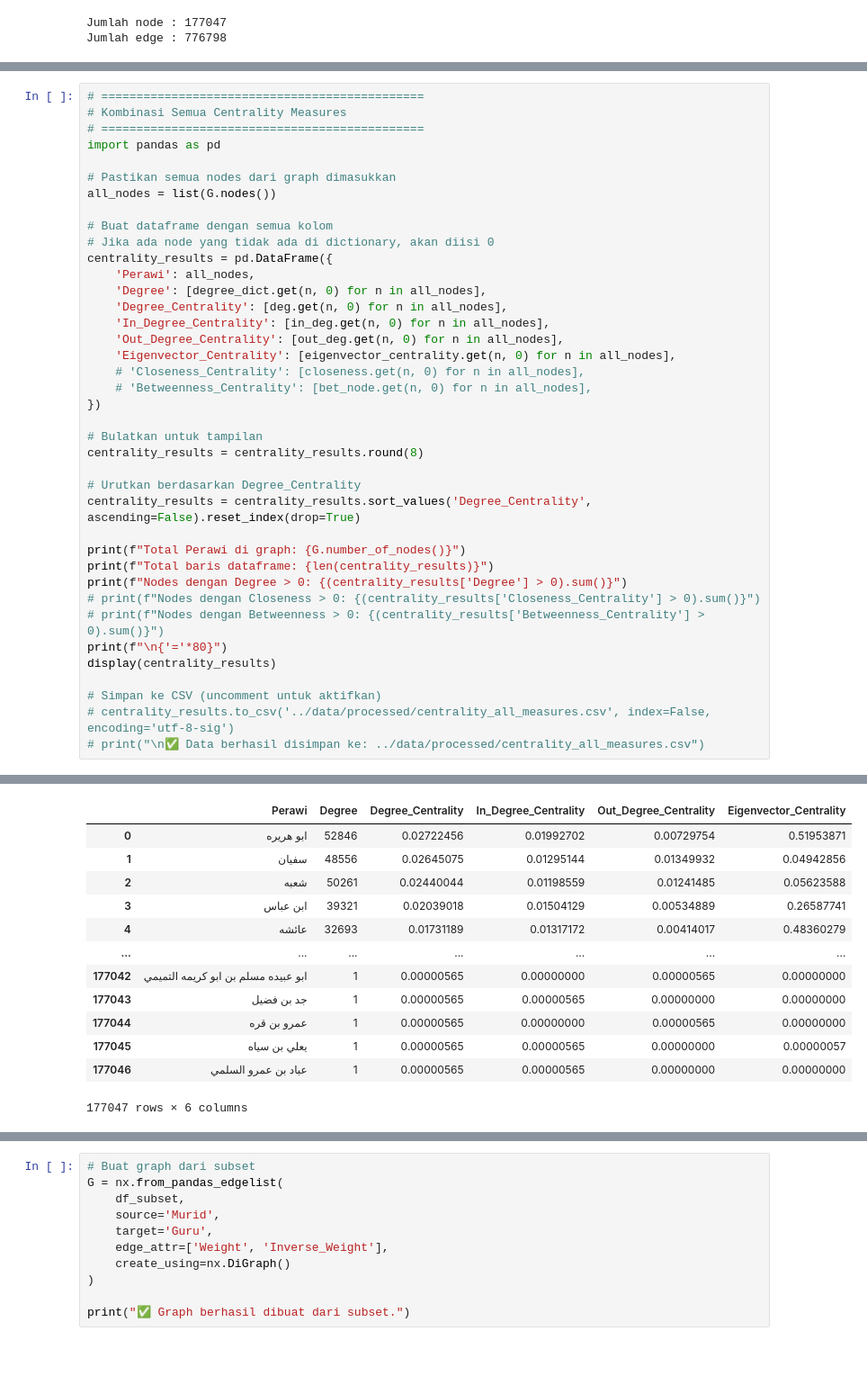
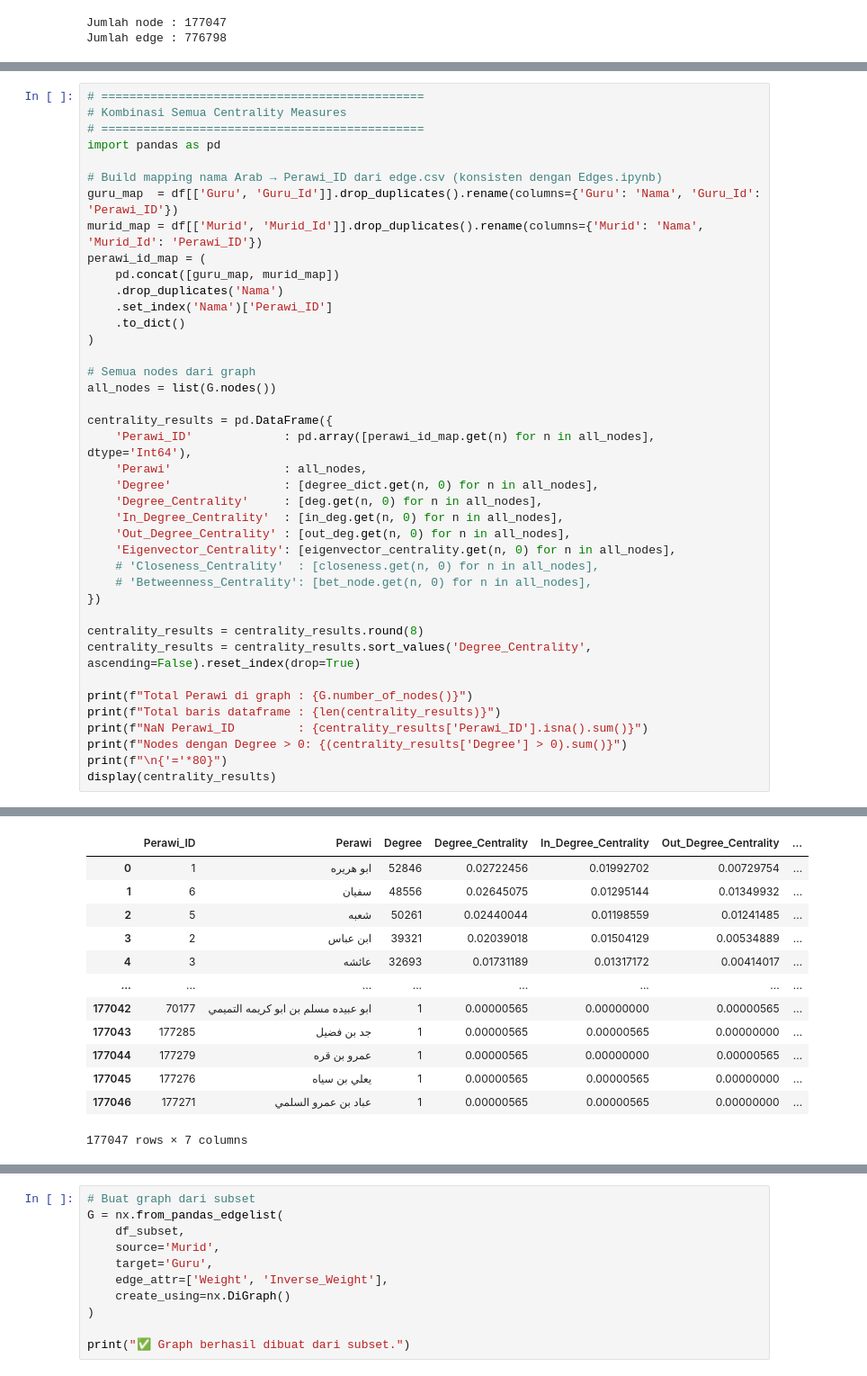
Before and after one commit to Nazrililham090805/sanad-hadith, a Jupyter notebook: src/NetworkX.ipynb, the cells around one changed output, grey strips where cells are left out. Shown at 90% size. Saved outputs shown, nothing was run; the diff lists cells and outputs as text.

```diff
--- a/src/NetworkX.ipynb
+++ b/src/NetworkX.ipynb
@@ -212,37 +237,38 @@ Total unique Perawi: 177047
 # ==============================================
 import pandas as pd
 
-# Pastikan semua nodes dari graph dimasukkan
+# Build mapping nama Arab → Perawi_ID dari edge.csv (konsisten dengan Edges.ipynb)
+guru_map  = df[['Guru', 'Guru_Id']].drop_duplicates().rename(columns={'Guru': 'Nama', 'Guru_Id': 'Perawi_ID'})
+murid_map = df[['Murid', 'Murid_Id']].drop_duplicates().rename(columns={'Murid': 'Nama', 'Murid_Id': 'Perawi_ID'})
+perawi_id_map = (
+    pd.concat([guru_map, murid_map])
+    .drop_duplicates('Nama')
+    .set_index('Nama')['Perawi_ID']
+    .to_dict()
+)
+
+# Semua nodes dari graph
 all_nodes = list(G.nodes())
 
-# Buat dataframe dengan semua kolom
-# Jika ada node yang tidak ada di dictionary, akan diisi 0
 centrality_results = pd.DataFrame({
-    'Perawi': all_nodes,
-    'Degree': [degree_dict.get(n, 0) for n in all_nodes],
-    'Degree_Centrality': [deg.get(n, 0) for n in all_nodes],
-    'In_Degree_Centrality': [in_deg.get(n, 0) for n in all_nodes],
-    'Out_Degree_Centrality': [out_deg.get(n, 0) for n in all_nodes],
+    'Perawi_ID'             : pd.array([perawi_id_map.get(n) for n in all_nodes], dtype='Int64'),
+    'Perawi'                : all_nodes,
+    'Degree'                : [degree_dict.get(n, 0) for n in all_nodes],
+    'Degree_Centrality'     : [deg.get(n, 0) for n in all_nodes],
+    'In_Degree_Centrality'  : [in_deg.get(n, 0) for n in all_nodes],
+    'Out_Degree_Centrality' : [out_deg.get(n, 0) for n in all_nodes],
     'Eigenvector_Centrality': [eigenvector_centrality.get(n, 0) for n in all_nodes],
-    # 'Closeness_Centrality': [closeness.get(n, 0) for n in all_nodes],
+    # 'Closeness_Centrality'  : [closeness.get(n, 0) for n in all_nodes],
     # 'Betweenness_Centrality': [bet_node.get(n, 0) for n in all_nodes],
 })
 
-# Bulatkan untuk tampilan
 centrality_results = centrality_results.round(8)
-
-# Urutkan berdasarkan Degree_Centrality
 centrality_results = centrality_results.sort_values('Degree_Centrality', ascending=False).reset_index(drop=True)
 
-print(f"Total Perawi di graph: {G.number_of_nodes()}")
-print(f"Total baris dataframe: {len(centrality_results)}")
+print(f"Total Perawi di graph : {G.number_of_nodes()}")
+print(f"Total baris dataframe : {len(centrality_results)}")
+print(f"NaN Perawi_ID         : {centrality_results['Perawi_ID'].isna().sum()}")
 print(f"Nodes dengan Degree > 0: {(centrality_results['Degree'] > 0).sum()}")
-# print(f"Nodes dengan Closeness > 0: {(centrality_results['Closeness_Centrality'] > 0).sum()}")
-# print(f"Nodes dengan Betweenness > 0: {(centrality_results['Betweenness_Centrality'] > 0).sum()}")
 print(f"\n{'='*80}")
 display(centrality_results)
-
-# Simpan ke CSV (uncomment untuk aktifkan)
-# centrality_results.to_csv('../data/processed/centrality_all_measures.csv', index=False, encoding='utf-8-sig')
-# print("\n✅ Data berhasil disimpan ke: ../data/processed/centrality_all_measures.csv")
 # %% [output]
@@ -251,19 +278,19 @@ Total baris dataframe: 177047
 Nodes dengan Degree > 0: 177047
 
 ================================================================================
-|  | Perawi | Degree | Degree_Centrality | In_Degree_Centrality | Out_Degree_Centrality | Eigenvector_Centrality |
-| 0 | ابو هريره | 52846 | 0.02722456 | 0.01992702 | 0.00729754 | 0.51953871 |
-| 1 | سفيان | 48556 | 0.02645075 | 0.01295144 | 0.01349932 | 0.04942856 |
-| 2 | شعبه | 50261 | 0.02440044 | 0.01198559 | 0.01241485 | 0.05623588 |
-| 3 | ابن عباس | 39321 | 0.02039018 | 0.01504129 | 0.00534889 | 0.26587741 |
-| 4 | عائشه | 32693 | 0.01731189 | 0.01317172 | 0.00414017 | 0.48360279 |
-| ... | ... | ... | ... | ... | ... | ... |
-| 177042 | ابو عبيده مسلم بن ابو كريمه التميمي | 1 | 0.00000565 | 0.00000000 | 0.00000565 | 0.00000000 |
-| 177043 | جد بن فضيل | 1 | 0.00000565 | 0.00000565 | 0.00000000 | 0.00000000 |
-| 177044 | عمرو بن قره | 1 | 0.00000565 | 0.00000000 | 0.00000565 | 0.00000000 |
-| 177045 | يعلي بن سياه | 1 | 0.00000565 | 0.00000565 | 0.00000000 | 0.00000057 |
-| 177046 | عباد بن عمرو السلمي | 1 | 0.00000565 | 0.00000565 | 0.00000000 | 0.00000000 |
+|  | Perawi_ID | Perawi | Degree | Degree_Centrality | In_Degree_Centrality | Out_Degree_Centrality | ... |
+| 0 | 1 | ابو هريره | 52846 | 0.02722456 | 0.01992702 | 0.00729754 | ... |
+| 1 | 6 | سفيان | 48556 | 0.02645075 | 0.01295144 | 0.01349932 | ... |
+| 2 | 5 | شعبه | 50261 | 0.02440044 | 0.01198559 | 0.01241485 | ... |
+| 3 | 2 | ابن عباس | 39321 | 0.02039018 | 0.01504129 | 0.00534889 | ... |
+| 4 | 3 | عائشه | 32693 | 0.01731189 | 0.01317172 | 0.00414017 | ... |
+| ... | ... | ... | ... | ... | ... | ... | ... |
+| 177042 | 70177 | ابو عبيده مسلم بن ابو كريمه التميمي | 1 | 0.00000565 | 0.00000000 | 0.00000565 | ... |
+| 177043 | 177285 | جد بن فضيل | 1 | 0.00000565 | 0.00000565 | 0.00000000 | ... |
+| 177044 | 177279 | عمرو بن قره | 1 | 0.00000565 | 0.00000000 | 0.00000565 | ... |
+| 177045 | 177276 | يعلي بن سياه | 1 | 0.00000565 | 0.00000565 | 0.00000000 | ... |
+| 177046 | 177271 | عباد بن عمرو السلمي | 1 | 0.00000565 | 0.00000565 | 0.00000000 | ... |
-177047 rows × 6 columns
+177047 rows × 7 columns
 # %%
 df_subset = df.head(50000)
 display(df_subset)
```
Also changed, not shown: parts of 23 cells of this notebook, 3 other files.
